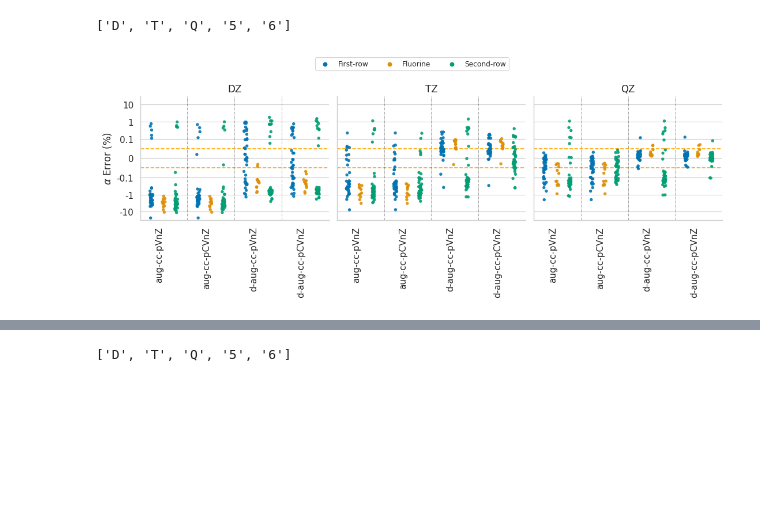
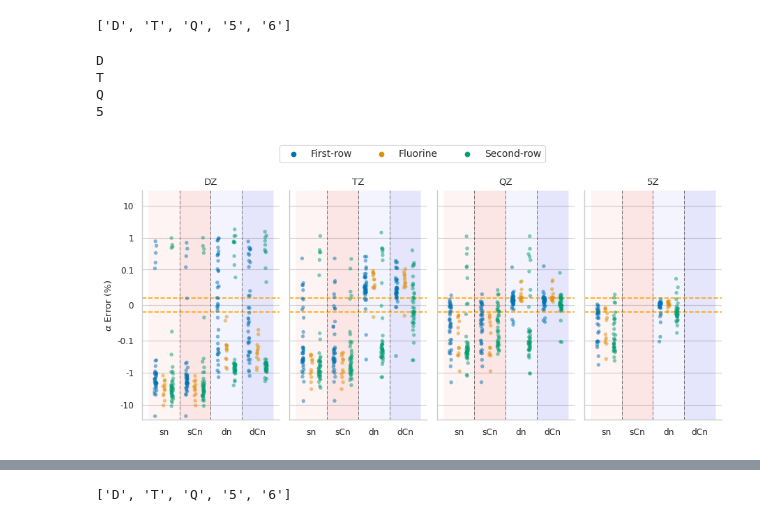
Before and after one commit to ahurta92/QuantumResponsePro, a Jupyter notebook: examples/PolarizabilityPaper/august_convergence.ipynb, the cells around one changed output, grey strips where cells are left out. Drawn from its saved outputs; the diff is of its cells as text; code cells hidden in the pictures; blank space fills up the shorter version.

```diff
--- a/examples/PolarizabilityPaper/august_convergence.ipynb
+++ b/examples/PolarizabilityPaper/august_convergence.ipynb
@@ -84,51 +86,72 @@ basis_data=make_detailed_df(basis_data)
 ['D', 'T', 'Q', '5', '6']
 # %%
 from matplotlib.ticker import ScalarFormatter, FormatStrFormatter
-import matplotlib.collections
-vlevel=['D','T','Q']
-plot_data=basis_data.query('valence.isin(@vlevel) and omega==0').copy()
+
+Type_map = {"aug-cc-pVnZ": "sn", "aug-cc-pCVnZ": "sCn", "d-aug-cc-pVnZ": "dn",
+            "d-aug-cc-pCVnZ": "dCn"}
+aspect_ratio = .5
+
+vlevel = ['D', 'T', 'Q', '5']
+plot_data = basis_data.query('valence.isin(@vlevel) and omega==0').copy()
 # remove unused categories from valence
-plot_data.valence=plot_data.valence.cat.remove_unused_categories()
-with sns.plotting_context('paper',font_scale=1.25):
-    g=sns.catplot(col='valence',x='Type',y='alphaE',hue='mol_system',
-                  data=plot_data,kind='strip',dodge=True,jitter=True,
-                  s=15,palette='colorblind',height=4,aspect=.8,sharey=True,alpha=0.9)
+plot_data.valence = plot_data.valence.cat.remove_unused_categories()
+with sns.plotting_context('paper', font_scale=1.00):
+    g = sns.catplot(col='valence', x='Type', y='alphaE', hue='mol_system',
+                    data=plot_data, kind='strip', dodge=True, jitter=True,
+                    s=15, palette='colorblind', height=4, aspect=aspect_ratio, sharey=True,
+                    alpha=0.5,
+                    sharex=False)
     # adjust the title to read D=$\zeta$D, T=$\zeta$T, etc.
     g.set_titles('{col_name}Z')
     g.set_xlabels('')
 
+    g.set_xticklabels([Type_map[label.get_text()] for label in g.axes.flat[0].get_xticklabels()])
+    v = 0
     for ax in g.axes.flat:
         # draw horizontal line at .05%
+        # get the valence level from the title
+        c = vlevel[v]
+        v += 1
+        print(c)
+        xl = ['aug', 'aug+core', 'd-aug', 'd-aug+core']
+        xl = ['s-n', 's-Cn', 'd-n', 'd-Cn']
+        xl = ['sn', 'sCn', 'dn', 'dCn']
+        ax.set_xticklabels(xl)
+
         ax.set_yscale('symlog', linthresh=1e-1)
-        ax.axhline(y=.05,linestyle='--',color='orange')
-        ax.axhline(y=-.05,linestyle='--',color='orange')
+        ax.axhline(y=.02, linestyle='--', color='orange')
+        ax.axhline(y=-.02, linestyle='--', color='orange')
         # for the symlog scale to regular notation with no decimal places for the y axis
         ax.yaxis.set_major_formatter(ScalarFormatter())
         ax.yaxis.set_major_formatter(FormatStrFormatter('%2g'))
 
         # make the y limits symmetrical for each plot using the max absolute value
-        max_lim=max(abs(ax.get_ylim()[0]),abs(ax.get_ylim()[1]))
-        ax.set_ylim(-30,30)
-
-
+        max_lim = max(abs(ax.get_ylim()[0]), abs(ax.get_ylim()[1]))
+        ax.set_ylim(-30, 30)
 
         ax.set_ylabel(r'$\alpha$ Error (%)')
         # rotate the xlabels
         for label in ax.get_xticklabels():
-            label.set_rotation(90)
-            label.set_horizontalalignment('right')
+            label.set_rotation(0)
+            #label.set_horizontalalignment('right')
         # create vertical lines to separate basis sets
         for i in range(1, len(plot_data.Type.unique())):
-            ax.axvline(i - .5, linestyle='-.', color='k', linewidth=.5,alpha=.5)
+            ax.axvline(i - .5, linestyle='-.', color='k', linewidth=.5, alpha=.8)
+        for i in range(1, 5):
+            ax.axvspan((i - 1) - .5, i - .5, 1e-3, facecolor=pal[i - 1], alpha=0.1)
         # remove the legend title
 
 # remove legend and create a new legend in 3 column format outside the plot
 g._legend.remove()
-g.fig.legend(loc='center', bbox_to_anchor=(0.5, 1.05), ncol=3, fancybox=True)
+g.fig.legend(loc='center', bbox_to_anchor=(0.5, 1.05), ncol=3, fancybox=True, fontsize=10)
 g.fig.tight_layout()
 
-g.fig.savefig(paper_path.joinpath('alpha_error.png'),dpi=600)
+g.fig.savefig(paper_path.joinpath('alpha_error.png'), dpi=600, bbox_inches='tight')
 # %% [output]
+D
+T
+Q
+5
-[figure, old version]
+[figure, new version]
 # %%
 
```
Also changed, not shown: parts of 47 cells of this notebook, 1 other file.
